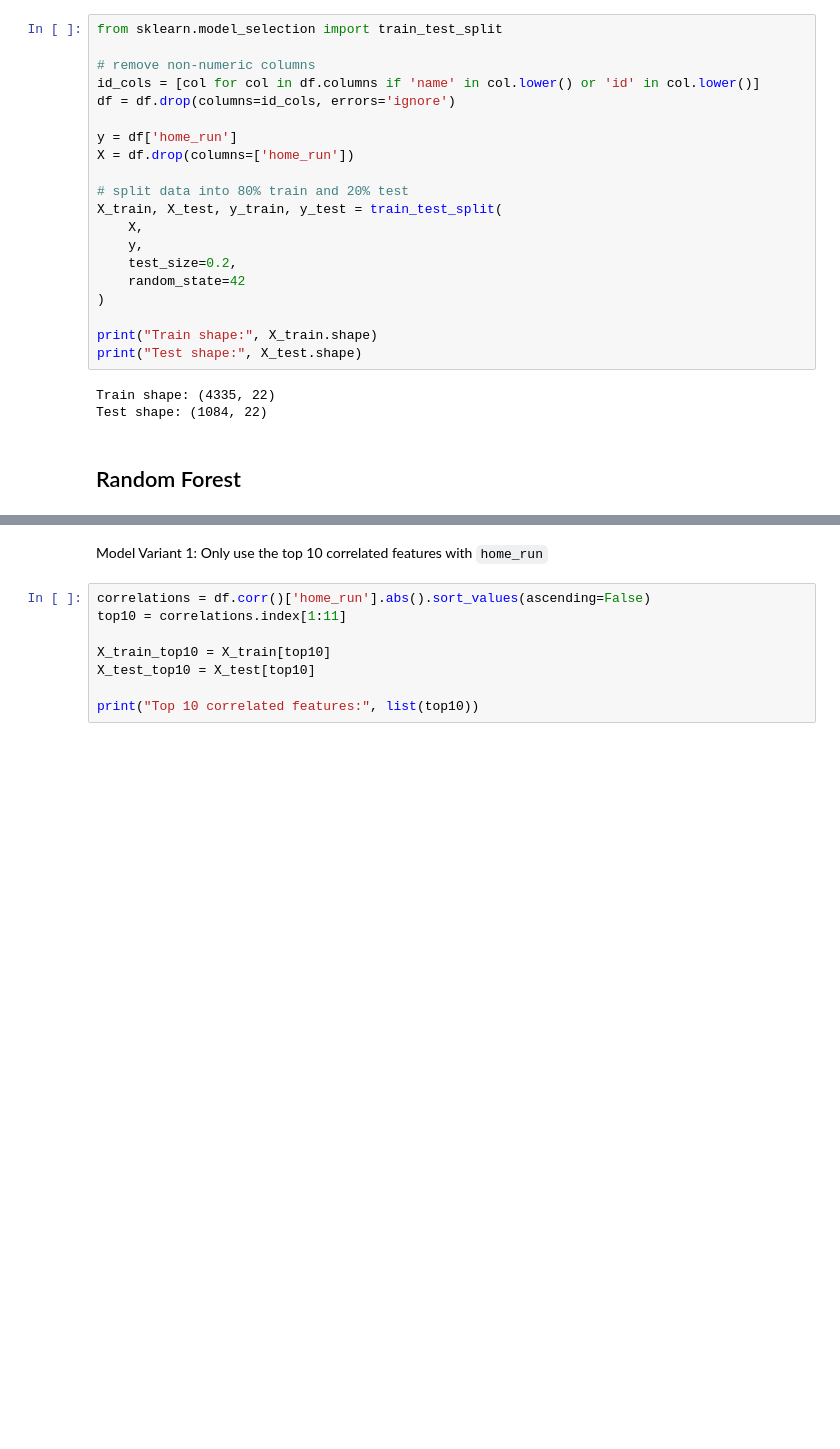
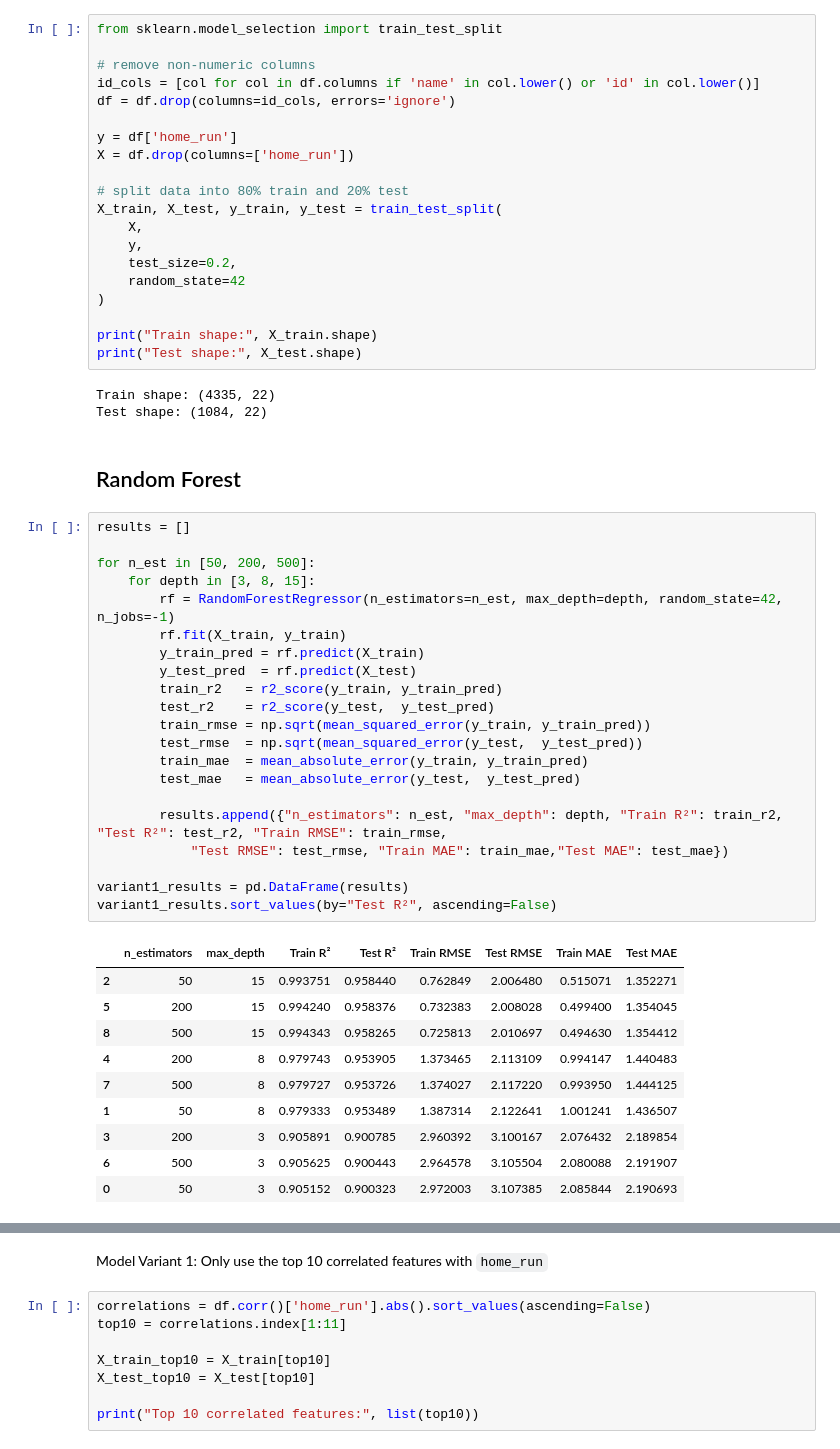
Before and after one commit to etflores1/COGS-109-Project, a Jupyter notebook: COGS_109_Checkpoint_2.ipynb, the cells around one changed output, grey strips where cells are left out. Cells and saved outputs as stored; diff of their text form; blank space fills up the shorter version.

Commit message:
checkpoint 2 random forest

```diff
--- a/COGS_109_Checkpoint_2.ipynb
+++ b/COGS_109_Checkpoint_2.ipynb
@@ -61,3 +67,35 @@ Train shape: (4335, 22)
 Test shape: (1084, 22)
 # %% [markdown]
 ## Random Forest
+# %%
+results = []
+
+for n_est in [50, 200, 500]:
+    for depth in [3, 8, 15]:
+        rf = RandomForestRegressor(n_estimators=n_est, max_depth=depth, random_state=42, n_jobs=-1)
+        rf.fit(X_train, y_train)
+        y_train_pred = rf.predict(X_train)
+        y_test_pred  = rf.predict(X_test)
+        train_r2   = r2_score(y_train, y_train_pred)
+        test_r2    = r2_score(y_test,  y_test_pred)
+        train_rmse = np.sqrt(mean_squared_error(y_train, y_train_pred))
+        test_rmse  = np.sqrt(mean_squared_error(y_test,  y_test_pred))
+        train_mae  = mean_absolute_error(y_train, y_train_pred)
+        test_mae   = mean_absolute_error(y_test,  y_test_pred)
+
+        results.append({"n_estimators": n_est, "max_depth": depth, "Train R²": train_r2, "Test R²": test_r2, "Train RMSE": train_rmse,
+            "Test RMSE": test_rmse, "Train MAE": train_mae,"Test MAE": test_mae})
+
+variant1_results = pd.DataFrame(results)
+variant1_results.sort_values(by="Test R²", ascending=False)
+# %% [output]
+|  | n_estimators | max_depth | Train R² | Test R² | Train RMSE | Test RMSE | Train MAE | Test MAE |
+| 2 | 50 | 15 | 0.993751 | 0.958440 | 0.762849 | 2.006480 | 0.515071 | 1.352271 |
+| 5 | 200 | 15 | 0.994240 | 0.958376 | 0.732383 | 2.008028 | 0.499400 | 1.354045 |
+| 8 | 500 | 15 | 0.994343 | 0.958265 | 0.725813 | 2.010697 | 0.494630 | 1.354412 |
+| 4 | 200 | 8 | 0.979743 | 0.953905 | 1.373465 | 2.113109 | 0.994147 | 1.440483 |
+| 7 | 500 | 8 | 0.979727 | 0.953726 | 1.374027 | 2.117220 | 0.993950 | 1.444125 |
+| 1 | 50 | 8 | 0.979333 | 0.953489 | 1.387314 | 2.122641 | 1.001241 | 1.436507 |
+| 3 | 200 | 3 | 0.905891 | 0.900785 | 2.960392 | 3.100167 | 2.076432 | 2.189854 |
+| 6 | 500 | 3 | 0.905625 | 0.900443 | 2.964578 | 3.105504 | 2.080088 | 2.191907 |
+| 0 | 50 | 3 | 0.905152 | 0.900323 | 2.972003 | 3.107385 | 2.085844 | 2.190693 |
```
Also changed, not shown: parts of 7 cells of this notebook.
